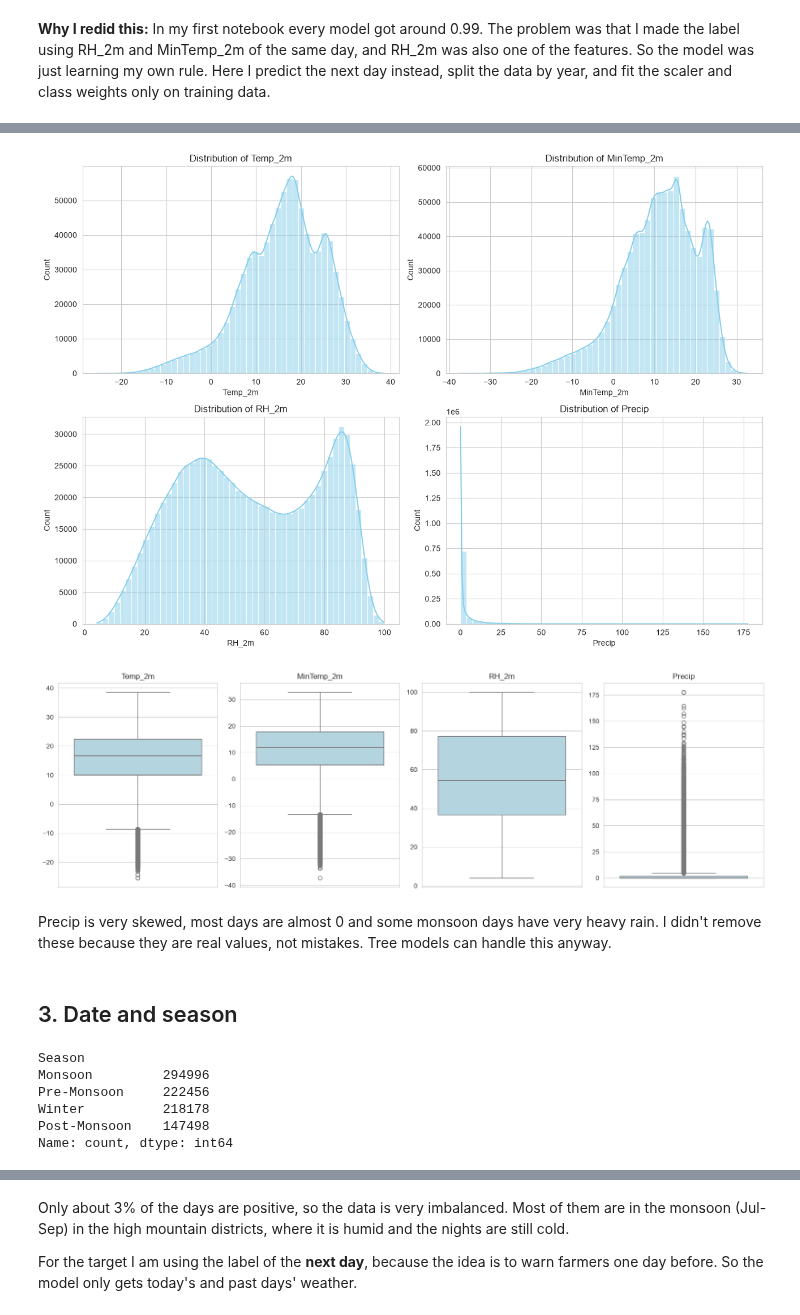
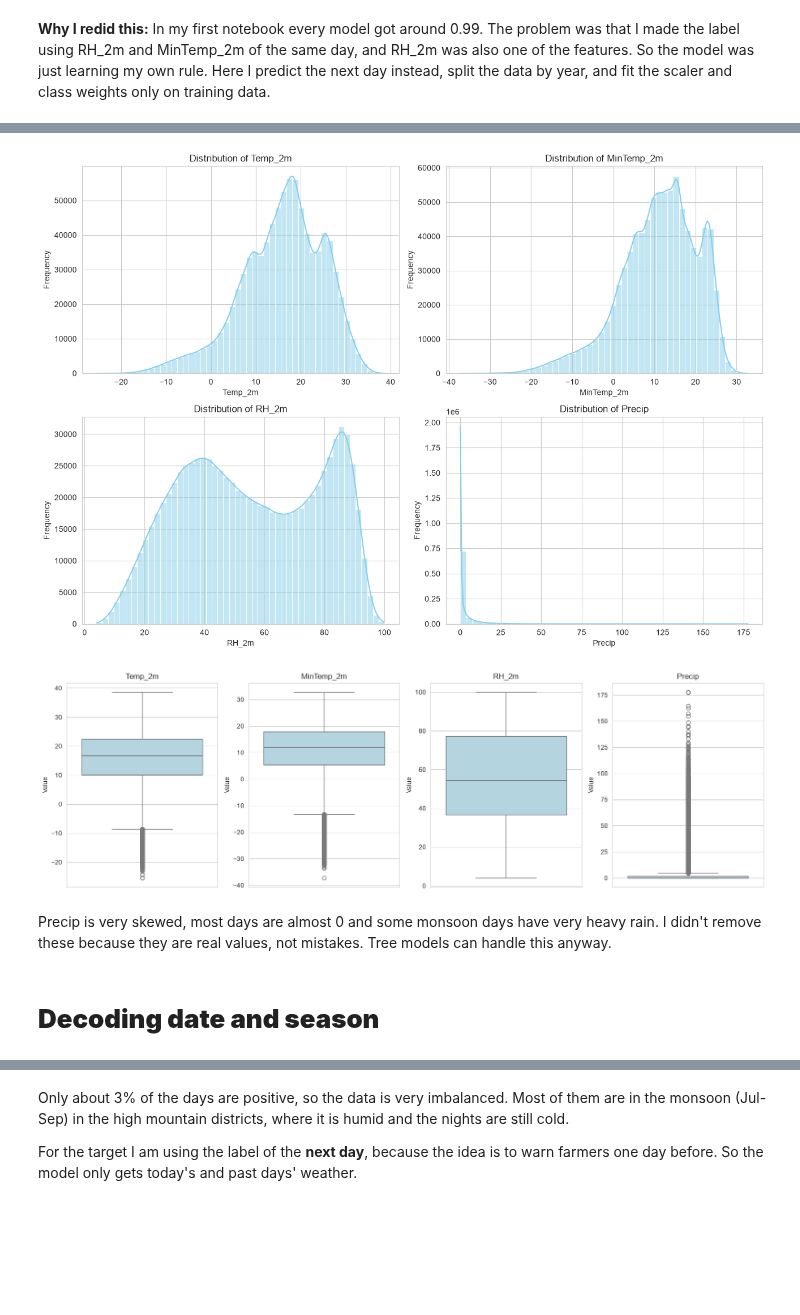
Before and after one commit to thepratimabaral/tlb-prediction-v2, a Jupyter notebook: tlb_prediction.ipynb, the cells around one changed output, grey strips where cells are left out. Cells and saved outputs as stored; diff of their text form; code cells hidden in the pictures; blank space fills up the shorter version.

```diff
--- a/tlb_prediction.ipynb
+++ b/tlb_prediction.ipynb
@@ -81,0 +58,4 @@ Districts: 62
+# %%
+df = pd.read_csv("data/dailyweather.csv")
+print("Shape:", df.shape)
+print("Columns:", list(df.columns))
@@ -82 +75,4 @@ Districts: 62
+# %%
+# first column is just the old index, dont need it
+df = df.drop(columns=["Unnamed: 0"])
 # %% [markdown]
@@ -143,63 +161,64 @@ dtype: float64
 # %%
-# distribution of the main variables
-main_vars = ["Temp_2m", "MinTemp_2m", "RH_2m", "Precip"]
+#distribution of selected variables
+num_features = ["Temp_2m", "MinTemp_2m", "RH_2m", "Precip"]
 
 fig, axes = plt.subplots(2, 2, figsize=(13, 9))
 axes = axes.flatten()
-for i, col in enumerate(main_vars):
-    sns.histplot(df[col], bins=50, kde=True, ax=axes[i], color="skyblue")
+
+for i, col in enumerate(num_features):
+    sns.histplot(df[col], kde=True, bins=50, ax=axes[i], color="skyblue")
     axes[i].set_title(f"Distribution of {col}")
+    axes[i].set_xlabel(col)
+    axes[i].set_ylabel("Frequency")
+
 plt.tight_layout()
-save_fig("eda_distributions")
+plt.savefig("outputs/eda_distributions.png", dpi=150, bbox_inches="tight")
 plt.show()
 # %% [output]
-[figure, old version]
+[figure, new version]
 # %%
-# checking outliers
+#outlier detection
 fig, axes = plt.subplots(1, 4, figsize=(16, 5))
-for i, col in enumerate(main_vars):
+
+for i, col in enumerate(num_features):
     sns.boxplot(y=df[col], ax=axes[i], color="lightblue")
     axes[i].set_title(col)
-    axes[i].set_ylabel("")
+    axes[i].set_ylabel("Value")
+
 plt.tight_layout()
 plt.show()
 # %% [output]
-[figure, old version]
+[figure, new version]
 # %% [markdown]
 Precip is very skewed, most days are almost 0 and some monsoon days have very heavy rain. I didn't
 remove these because they are real values, not mistakes. Tree models can handle this anyway.
 # %% [markdown]
-## 3. Date and season
+# **Decoding date and season**
 # %%
-df = df.sort_values(["District", "Date"]).reset_index(drop=True)
+df["Date"] = pd.to_datetime(df["Date"])
+
+# sort by district and date (needed later for lag features)
+df = df.sort_values(by=["District", "Date"]).reset_index(drop=True)
 
 df["Year"] = df["Date"].dt.year
 df["Month"] = df["Date"].dt.month
 df["DayOfYear"] = df["Date"].dt.dayofyear
 
-def nepal_season(m):
+def nepal_season_from_month(m):
     if m in [12, 1, 2]:
         return "Winter"
     elif m in [3, 4, 5]:
         return "Pre-Monsoon"
     elif m in [6, 7, 8, 9]:
         return "Monsoon"
-    else:
+    else:  # 10, 11
         return "Post-Monsoon"
 
-season_order = ["Winter", "Pre-Monsoon", "Monsoon", "Post-Monsoon"]
-df["Season"] = df["Month"].apply(nepal_season)
-df["Season_encoded"] = df["Season"].map({s: i for i, s in enumerate(season_order)})
+df["Season"] = df["Month"].apply(nepal_season_from_month)
 
-# sin/cos of day of year, so that 31 dec and 1 jan are close
+season_mapping = {"Winter": 0, "Pre-Monsoon": 1, "Monsoon": 2, "Post-Monsoon": 3}
+df["Season_encoded"] = df["Season"].map(season_mapping)
+
+# sin and cos of day of year, so 31 dec and 1 jan comes close
 df["doy_sin"] = np.sin(2 * np.pi * df["DayOfYear"] / 365.25)
 df["doy_cos"] = np.cos(2 * np.pi * df["DayOfYear"] / 365.25)
-
-df["Season"].value_counts()
-# %% [output]
-Season
-Monsoon         294996
-Pre-Monsoon     222456
-Winter          218178
-Post-Monsoon    147498
-Name: count, dtype: int64
```
Also changed, not shown: parts of 88 cells of this notebook, 14 other files.
